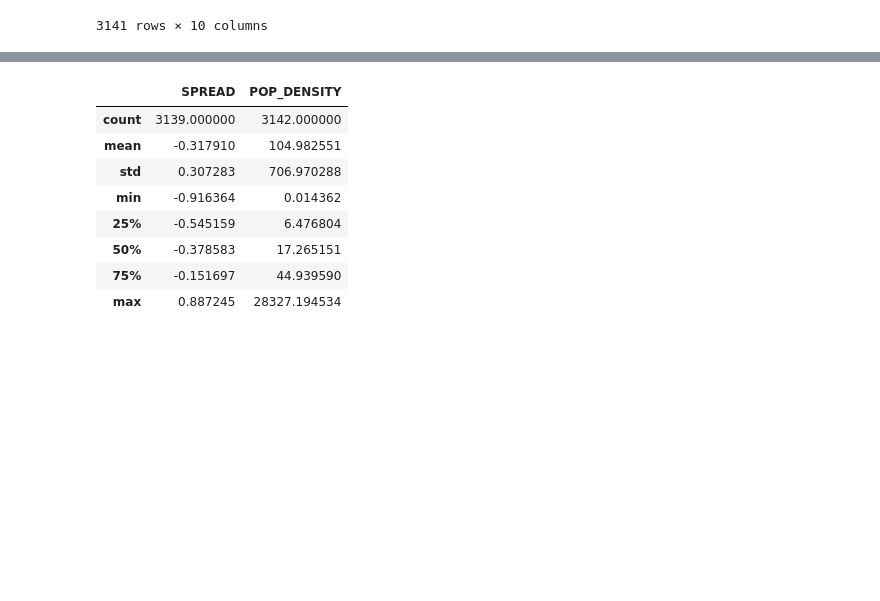
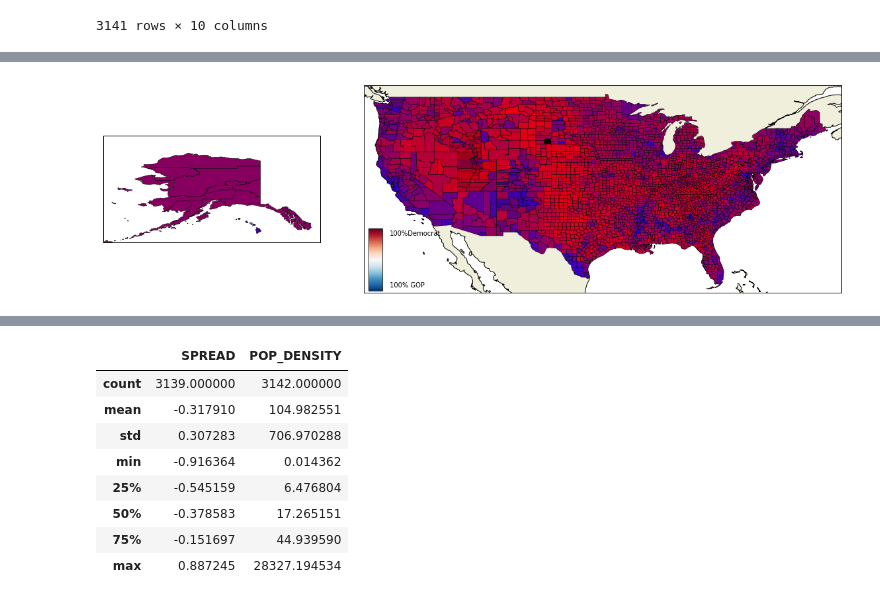
Before and after one commit to arjology/data_science, a Jupyter notebook: US voting and census.ipynb, the cells around one changed output, grey strips where cells are left out. Saved outputs shown, nothing was run; the diff lists cells and outputs as text; code cells hidden in the pictures; blank space fills up the shorter version.

Commit message:
adding results of RF, updating plotting function to enable colors, legends, and svaing via use of kwargs

```diff
--- a/US voting and census.ipynb
+++ b/US voting and census.ipynb
@@ -995,4 +493,0 @@ plot_df['SPREAD'] = (plot_df['votes_dem']-plot_df['votes_gop'])/plot_df['total_v
-# %%
-for record in records:
-    cols = get_county_voting_color(record, plot_df, 'POP_DENSITY', 'POP_DENSITY', plot_df['POP_DENSITY'].max())
-    [print(x) for x in cols if x>1]
@@ -1057,0 +943,5 @@ g = sns.scatterplot(x='TOT_FEMALE', y='SPREAD', data=plot_df, size='POP_DENSITY'
+# %%
+# Our first plot, looking at the difference between percentage DEM and GOP in each county
+plot_heatmaps_by_count(df=county_level_final, records=records, save="pct_gop_dem")
+# %% [output]
+[figure, added]
```
Also changed, not shown: parts of 79 cells of this notebook, 3 other files.
